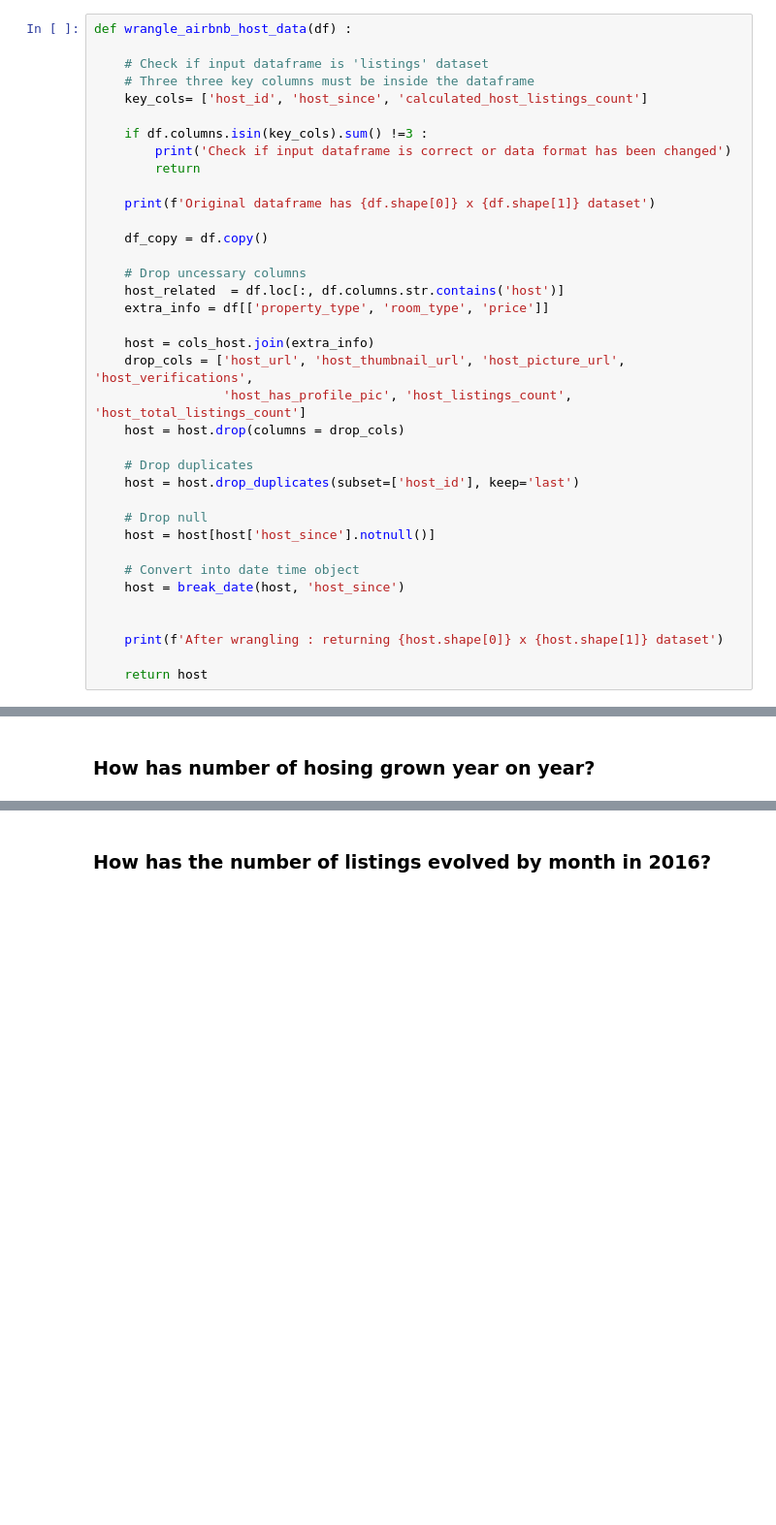
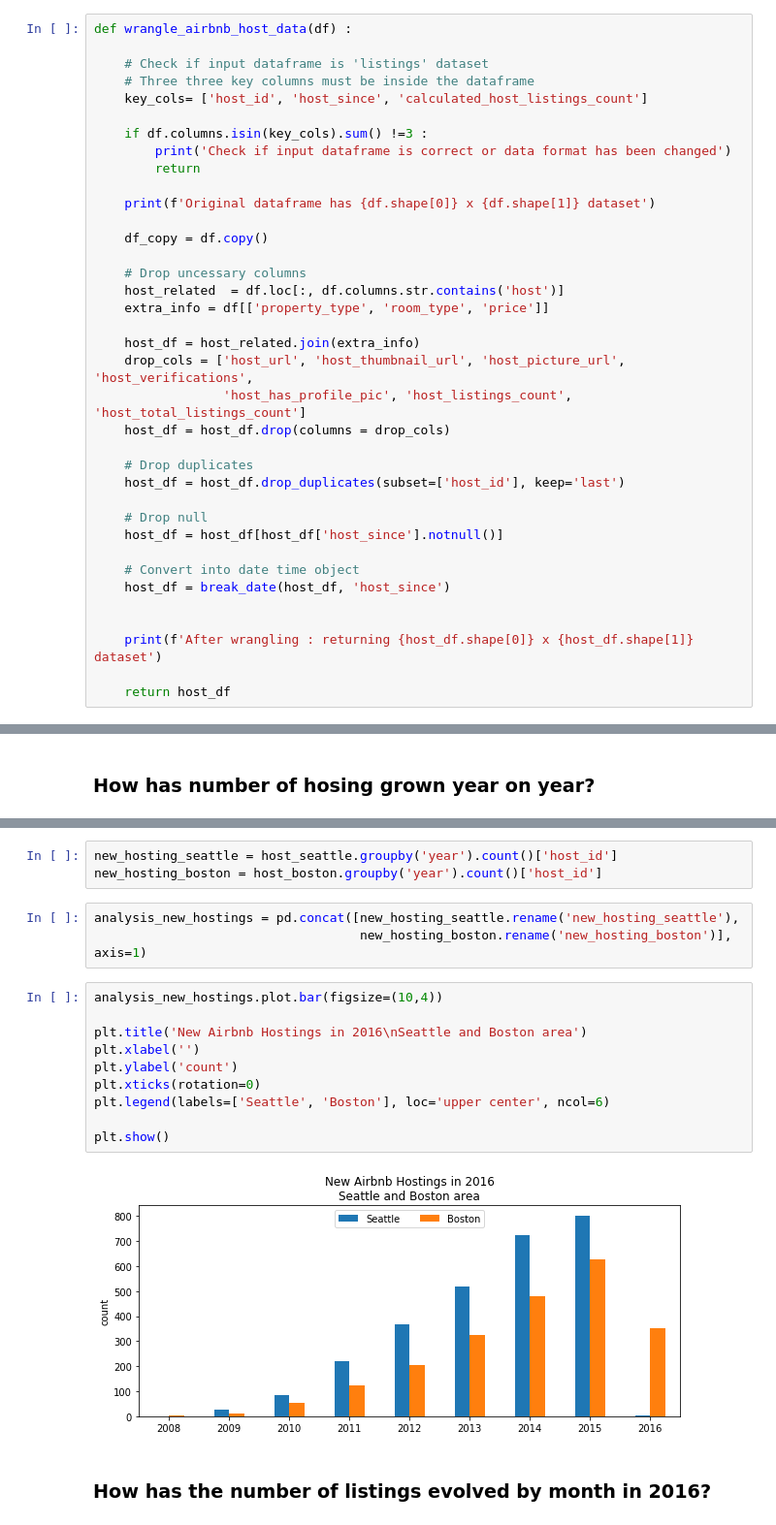
Before and after one commit to jasonsuk/ds-airbnb, a Jupyter notebook: analysis.ipynb, the cells around one changed output, grey strips where cells are left out. Shown at 97% size. Drawn from its saved outputs; the diff is of its cells as text; blank space fills up the shorter version.

Commit message:
Fixed wrangling function for hosting analysis and completed hosting analysis for Seattle & Boston area

```diff
--- a/analysis.ipynb
+++ b/analysis.ipynb
@@ -563,24 +563,24 @@ def wrangle_airbnb_host_data(df) :
     host_related  = df.loc[:, df.columns.str.contains('host')]
     extra_info = df[['property_type', 'room_type', 'price']]
 
-    host = cols_host.join(extra_info)
+    host_df = host_related.join(extra_info)
     drop_cols = ['host_url', 'host_thumbnail_url', 'host_picture_url', 'host_verifications',
                  'host_has_profile_pic', 'host_listings_count', 'host_total_listings_count']
-    host = host.drop(columns = drop_cols)
+    host_df = host_df.drop(columns = drop_cols)
 
     # Drop duplicates
-    host = host.drop_duplicates(subset=['host_id'], keep='last')
+    host_df = host_df.drop_duplicates(subset=['host_id'], keep='last')
 
     # Drop null
-    host = host[host['host_since'].notnull()]
+    host_df = host_df[host_df['host_since'].notnull()]
 
     # Convert into date time object
-    host = break_date(host, 'host_since')
+    host_df = break_date(host_df, 'host_since')
 
 
-    print(f'After wrangling : returning {host.shape[0]} x {host.shape[1]} dataset')
+    print(f'After wrangling : returning {host_df.shape[0]} x {host_df.shape[1]} dataset')
 
-    return host
+    return host_df
 # %%
 host_seattle = wrangle_airbnb_host_data(listings_sea)
 host_boston = wrangle_airbnb_host_data(listings_bos)
@@ -606,2 +594,20 @@ plot_bar_chart(analysis_new_hostings.index, analysis_new_hostings.values, layout
+# %%
+new_hosting_seattle = host_seattle.groupby('year').count()['host_id']
+new_hosting_boston = host_boston.groupby('year').count()['host_id']
+# %%
+analysis_new_hostings = pd.concat([new_hosting_seattle.rename('new_hosting_seattle'),
+                                   new_hosting_boston.rename('new_hosting_boston')], axis=1)
+# %%
+analysis_new_hostings.plot.bar(figsize=(10,4))
+
+plt.title('New Airbnb Hostings in 2016\nSeattle and Boston area')
+plt.xlabel('')
+plt.ylabel('count')
+plt.xticks(rotation=0)
+plt.legend(labels=['Seattle', 'Boston'], loc='upper center', ncol=6)
+
+plt.show()
+# %% [output]
+[figure, added]
 # %% [markdown]
 ### How has the number of listings evolved by month in 2016?
```
Also changed, not shown: parts of 35 cells of this notebook.
